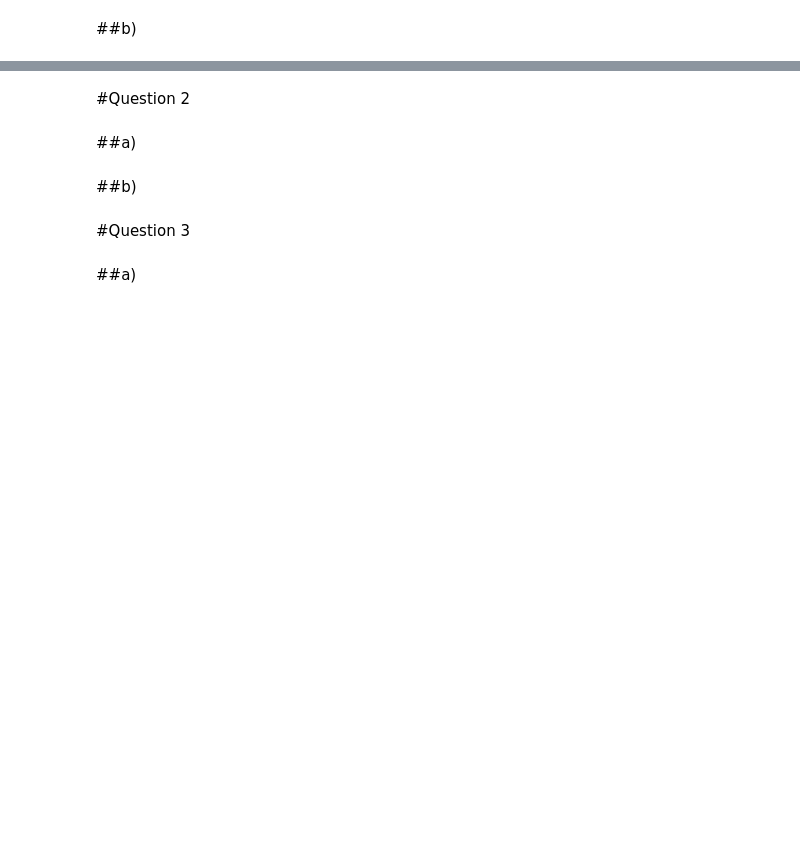
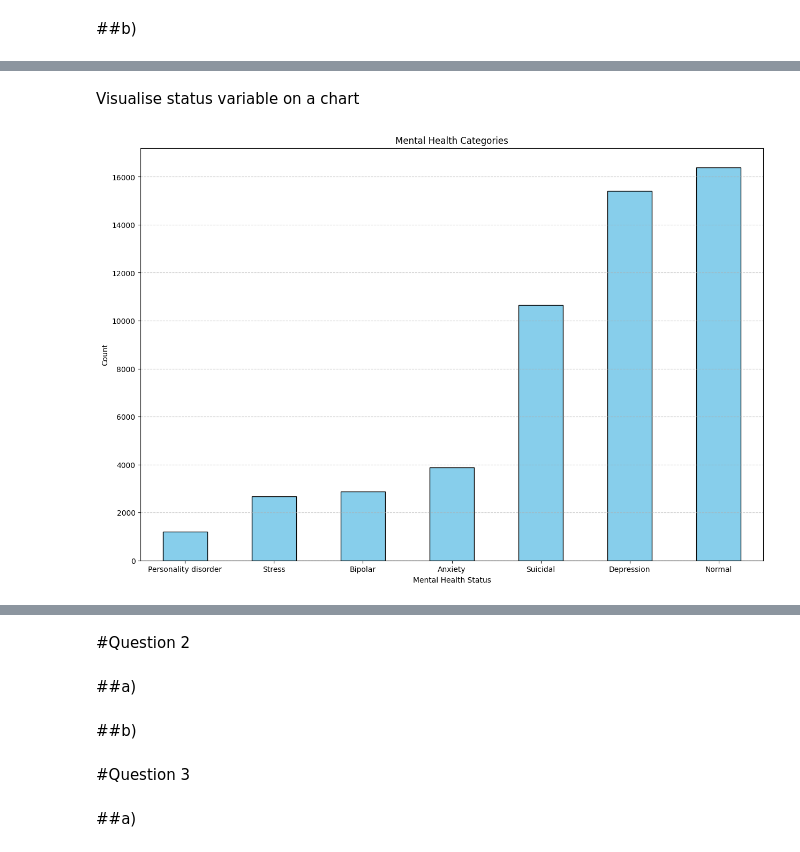
Before and after one commit to syahmishamz/Data-Analytics-ML, a Jupyter notebook: Solutions/ITS69304_Group1_GroupAssignment.ipynb, the cells around one changed output, grey strips where cells are left out. Cells and saved outputs as stored; diff of their text form; code cells hidden in the pictures; blank space fills up the shorter version.

```diff
--- a/Solutions/ITS69304_Group1_GroupAssignment.ipynb
+++ b/Solutions/ITS69304_Group1_GroupAssignment.ipynb
@@ -82,3 +80,6 @@ Unnamed: 0      4
 statement     367
 status         32
 dtype: int64
+# %%
+clean_data = data.drop(data.columns[0], axis=1) #Drop first column ("Unnamed: 0")
+clean_data.head(10)
@@ -84,0 +109,3 @@ dtype: int64
+# %%
+#Replace missing values in statement variable with "Unknown"
+clean_data.fillna({"statement": "Unknown"}, inplace=True)
@@ -84,0 +119,3 @@ dtype: int64
+# %%
+#Replace missing values in status variable with most frequent category
+clean_data["status"].fillna(clean_data["status"].mode()[0], inplace=True)
@@ -86,0 +151,3 @@ dtype: int64
+# %%
+status_count = clean_data.status.value_counts().sort_values()
+status_count
@@ -86,0 +165,14 @@ dtype: int64
+# %% [markdown]
+Visualise status variable on a chart
+# %%
+plt.figure(figsize=(15, 10))
+status_count.plot(kind="bar", color="skyblue", edgecolor="black")
+
+plt.xlabel("Mental Health Status")
+plt.ylabel("Count")
+plt.title("Mental Health Categories")
+plt.xticks(rotation=0)
+plt.grid(axis="y", linestyle="--", alpha=0.7)
+plt.show()
+# %% [output]
+[figure, added]
```
Also changed, not shown: parts of 18 cells of this notebook.
